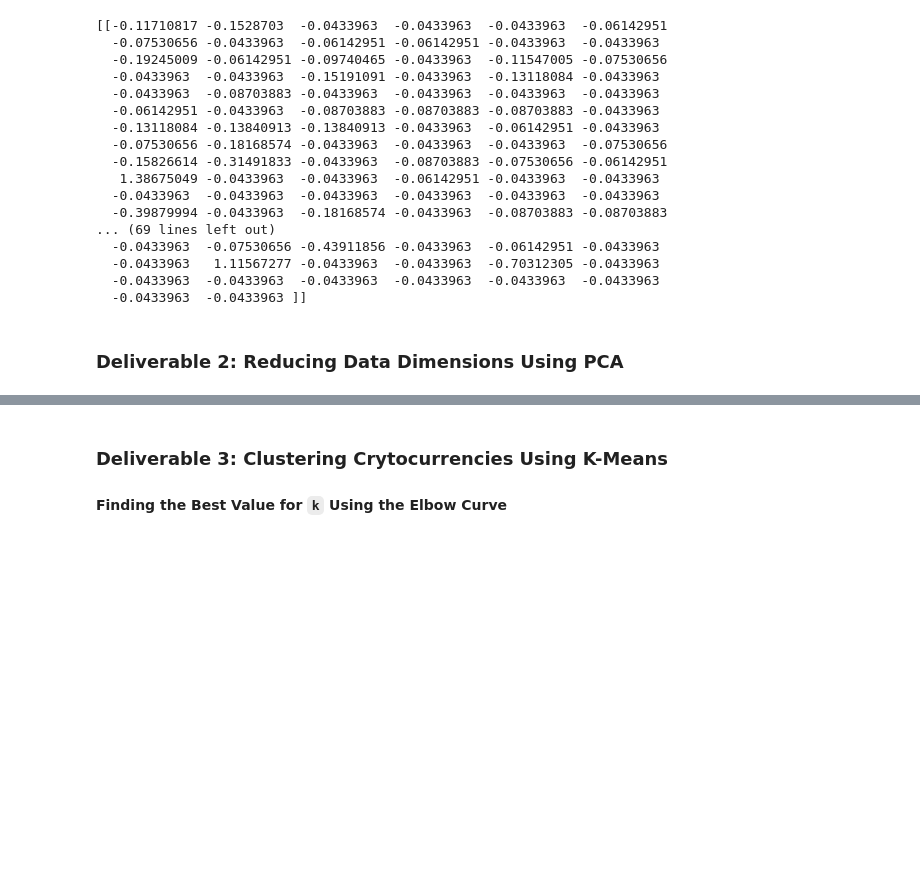
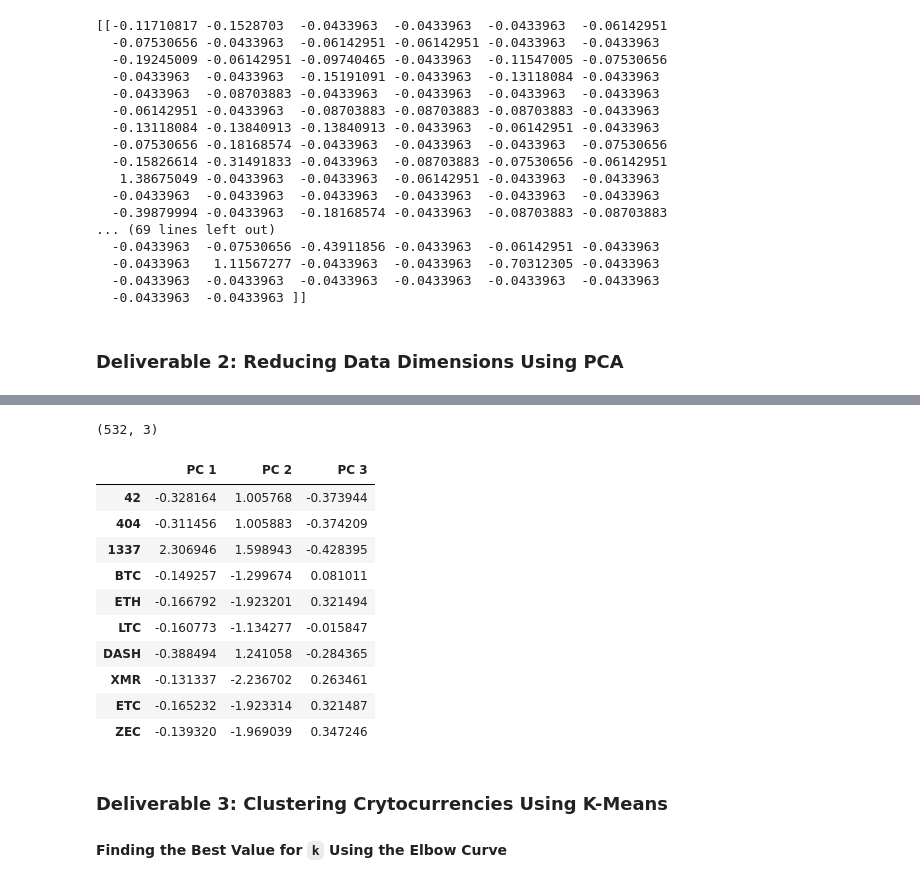
Before and after one commit to ramonmsa/Cryptocurrencies, a Jupyter notebook: crypto_clustering.ipynb, the cells around one changed output, grey strips where cells are left out. Drawn from its saved outputs; the diff is of its cells as text; code cells hidden in the pictures; blank space fills up the shorter version.

```diff
--- a/crypto_clustering.ipynb
+++ b/crypto_clustering.ipynb
@@ -168,8 +168,8 @@ X.head(10)
 10 rows × 98 columns
 # %%
 # Standardize the data with StandardScaler().
-X_scaled = StandardScaler().fit_transform(X)
-print(X_scaled[0:5])
+X = StandardScaler().fit_transform(X)
+print(X[0:5])
 # %% [output]
 [[-0.11710817 -0.1528703  -0.0433963  -0.0433963  -0.0433963  -0.06142951
   -0.07530656 -0.0433963  -0.06142951 -0.06142951 -0.0433963  -0.0433963
@@ -192,5 +192,7 @@ print(X_scaled[0:5])
 ### Deliverable 2: Reducing Data Dimensions Using PCA
 # %%
 # Using PCA to reduce dimension to three principal components.
-# YOUR CODE HERE
+pca = PCA(n_components=3)
+X_pca = pca.fit_transform(X)
+print(X_pca)
 # %% [output]
@@ -220,3 +206,23 @@ array([[-0.33285464,  1.0383583 , -0.56494435],
+# %%
+# Create a DataFrame with the three principal components.
+X_pca_df = pd.DataFrame(
+    data=X_pca, columns=["PC 1", "PC 2", "PC 3"], index=crypto_df.index
+)
+print(X_pca_df.shape)
+X_pca_df.head(10)
+# %% [output]
+(532, 3)
+|  | PC 1 | PC 2 | PC 3 |
+| 42 | -0.328164 | 1.005768 | -0.373944 |
+| 404 | -0.311456 | 1.005883 | -0.374209 |
+| 1337 | 2.306946 | 1.598943 | -0.428395 |
+| BTC | -0.149257 | -1.299674 | 0.081011 |
+| ETH | -0.166792 | -1.923201 | 0.321494 |
+| LTC | -0.160773 | -1.134277 | -0.015847 |
+| DASH | -0.388494 | 1.241058 | -0.284365 |
+| XMR | -0.131337 | -2.236702 | 0.263461 |
+| ETC | -0.165232 | -1.923314 | 0.321487 |
+| ZEC | -0.139320 | -1.969039 | 0.347246 |
 # %% [markdown]
 ### Deliverable 3: Clustering Crytocurrencies Using K-Means
 
```
Also changed, not shown: parts of 2 cells of this notebook.
